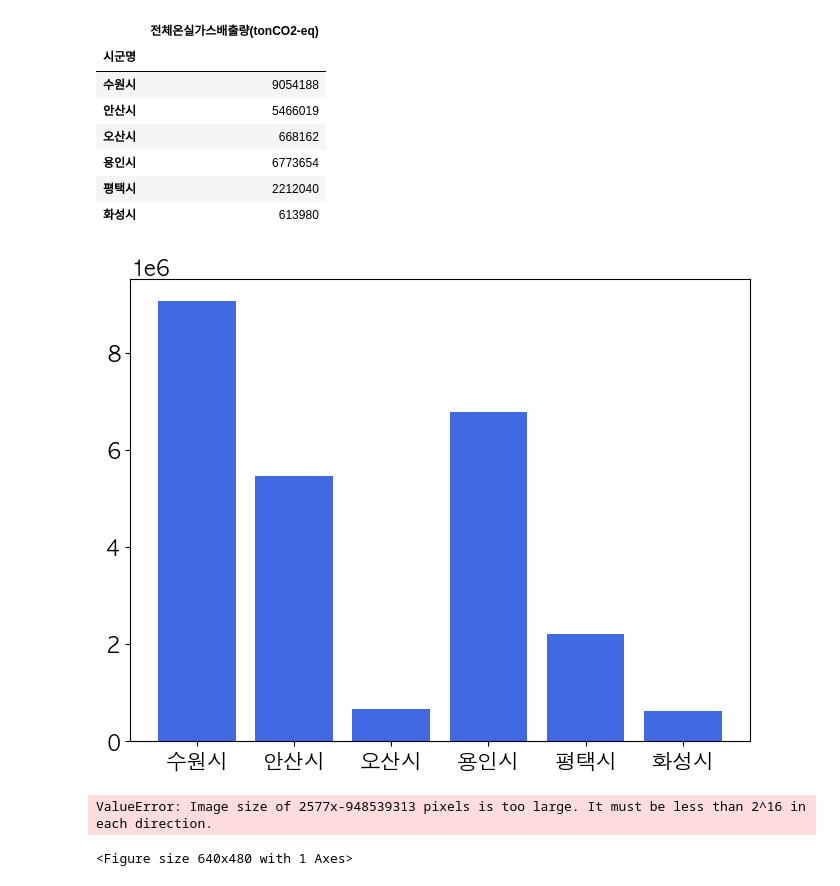
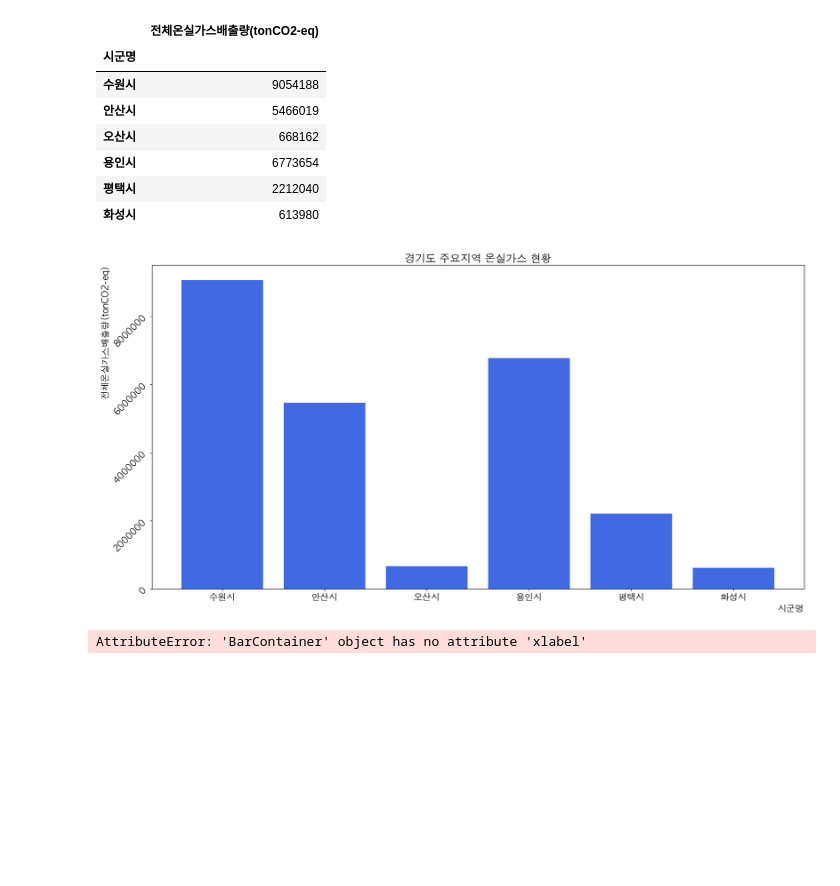
Before and after one commit to 23tae/python-tutorial, a Jupyter notebook: air_pollution_analysis2.ipynb, the cells around one changed output. Cells and saved outputs as stored; diff of their text form; code cells hidden in the pictures; blank space fills up the shorter version.

```diff
--- a/air_pollution_analysis2.ipynb
+++ b/air_pollution_analysis2.ipynb
@@ -86,8 +86,3 @@ import matplotlib
 matplotlib.rcParams['font.size'] = 15
 matplotlib.rcParams['font.family'] = 'AppleGothic'
 matplotlib.rcParams['axes.unicode_minus'] = False
-# %%
-plt.figure(figsize=(8, 6))
-bars = plt.bar(nearby_cities_df.index, nearby_cities_df['전체온실가스배출량(tonCO2-eq)'], color='royalblue')
-# %% [output]
-[figure, removed]
@@ -94,7 +93,26 @@ bars = plt.bar(nearby_cities_df.index, nearby_cities_df['전체온실가스배
+# %%
+plt.figure(figsize=(20, 10))
+bars = plt.bar(nearby_cities_df.index, nearby_cities_df['전체온실가스배출량(tonCO2-eq)'], color='royalblue')
+formatter = ticker.ScalarFormatter()
+formatter.set_scientific(False)
+plt.gca().yaxis.set_major_formatter(formatter)
+plt.yticks(rotation=45)
+plt.xlabel('시군명', loc='right')
+plt.ylabel('전체온실가스배출량(tonCO2-eq)', loc='top')
+plt.title('경기도 주요지역 온실가스 현황')
+plt.savefig('./result/hwaseong_nearby_cities_co2.png')
+plt.show()
+# %% [output]
+[figure, added]
 # %%
-for bar in bars:
-    yval = bar.get_height()
-    plt.text(bar.get_x() + bar.get_width()/2, yval + 0.1, round(yval, 2), ha='center', va='bottom', fontsize=8)
+# for bar in bars:
+#     yval = bar.get_height()
+#     plt.text(bar.get_x() + xbar.get_width()/2, yval + 0.1, round(yval, 2), ha='center', va='bottom', fontsize=8)
-# %% [output]
-ValueError: Image size of 2577x-948539313 pixels is too large. It must be less than 2^16 in each direction.
-<Figure size 640x480 with 1 Axes>
+# %%
+plt.xlabel('시군명')
+plt.ylabel('전체온실가스배출량(tonCO2-eq)')
+plt.title('전체온실가스배출량 by 시군명')
+plt.show()
+plt.savefig('./result/hwaseong_nearby_cities_co2.png')
+# %% [output]
+AttributeError: 'BarContainer' object has no attribute 'xlabel'
```
Also changed, not shown: parts of 3 cells of this notebook, 1 other file.
